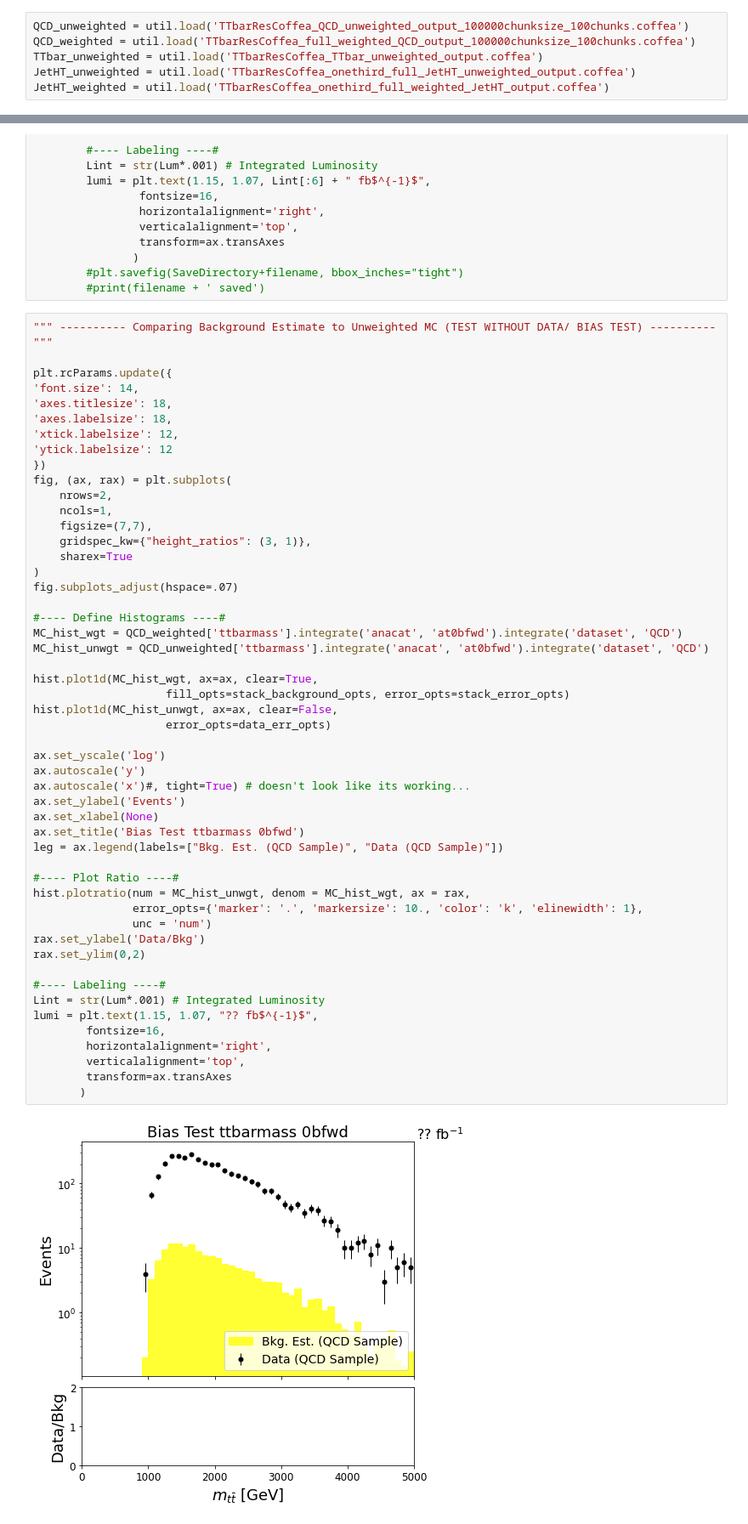
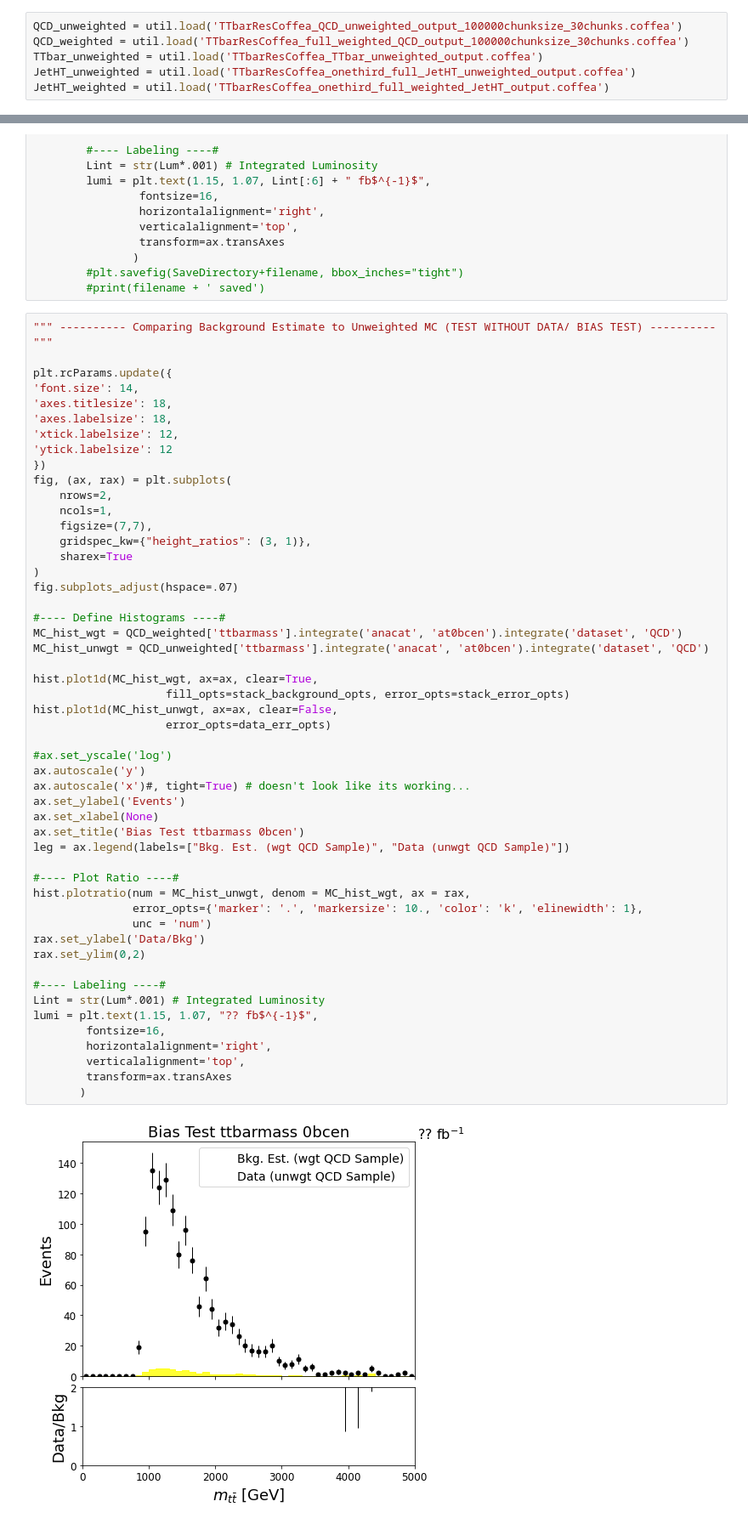
Before and after one commit to atpathak/TTbarAllHadUproot, a Jupyter notebook: TTbarResCoffeaAnalysis.ipynb, the cells around one changed output, grey strips where cells are left out. Shown at 85% size. Saved outputs shown, nothing was run; the diff lists cells and outputs as text.

```diff
--- a/TTbarResCoffeaAnalysis.ipynb
+++ b/TTbarResCoffeaAnalysis.ipynb
@@ -12,8 +12,8 @@ import glob as glob
 import itertools
 import pandas as pd
 # %%
-QCD_unweighted = util.load('TTbarResCoffea_QCD_unweighted_output_100000chunksize_100chunks.coffea')
-QCD_weighted = util.load('TTbarResCoffea_full_weighted_QCD_output_100000chunksize_100chunks.coffea')
+QCD_unweighted = util.load('TTbarResCoffea_QCD_unweighted_output_100000chunksize_30chunks.coffea')
+QCD_weighted = util.load('TTbarResCoffea_full_weighted_QCD_output_100000chunksize_30chunks.coffea')
 TTbar_unweighted = util.load('TTbarResCoffea_TTbar_unweighted_output.coffea')
 JetHT_unweighted = util.load('TTbarResCoffea_onethird_full_JetHT_unweighted_output.coffea')
 JetHT_weighted = util.load('TTbarResCoffea_onethird_full_weighted_JetHT_output.coffea')
@@ -278,39 +278,39 @@ fig, (ax, rax) = plt.subplots(
 fig.subplots_adjust(hspace=.07)
 
 #---- Define Histograms ----#
-MC_hist_wgt = QCD_weighted['ttbarmass'].integrate('anacat', 'at0bfwd').integrate('dataset', 'QCD')
-MC_hist_unwgt = QCD_unweighted['ttbarmass'].integrate('anacat', 'at0bfwd').integrate('dataset', 'QCD')
+MC_hist_wgt = QCD_weighted['ttbarmass'].integrate('anacat', 'at0bcen').integrate('dataset', 'QCD')
+MC_hist_unwgt = QCD_unweighted['ttbarmass'].integrate('anacat', 'at0bcen').integrate('dataset', 'QCD')
 
 hist.plot1d(MC_hist_wgt, ax=ax, clear=True,
                     fill_opts=stack_background_opts, error_opts=stack_error_opts)
 hist.plot1d(MC_hist_unwgt, ax=ax, clear=False,
                     error_opts=data_err_opts)
 
-ax.set_yscale('log')
+#ax.set_yscale('log')
 ax.autoscale('y')
 ax.autoscale('x')#, tight=True) # doesn't look like its working...
 ax.set_ylabel('Events')
 ax.set_xlabel(None)
-ax.set_title('Bias Test ttbarmass 0bfwd')
-leg = ax.legend(labels=["Bkg. Est. (QCD Sample)", "Data (QCD Sample)"])
+ax.set_title('Bias Test ttbarmass 0bcen')
+leg = ax.legend(labels=["Bkg. Est. (wgt QCD Sample)", "Data (unwgt QCD Sample)"])
 
 #---- Plot Ratio ----#
 hist.plotratio(num = MC_hist_unwgt, denom = MC_hist_wgt, ax = rax,
                error_opts={'marker': '.', 'markersize': 10., 'color': 'k', 'elinewidth': 1},
                unc = 'num')
 rax.set_ylabel('Data/Bkg')
 rax.set_ylim(0,2)
 
 #---- Labeling ----#
 Lint = str(Lum*.001) # Integrated Luminosity
 lumi = plt.text(1.15, 1.07, "?? fb$^{-1}$",
         fontsize=16,
         horizontalalignment='right',
         verticalalignment='top',
         transform=ax.transAxes
        )
 # %% [output]
-[figure, old version]
+[figure, new version]
 # %%
 lut_file = maindirectory + '/LookupTables/mistag_QCD_at0bcen.csv'
 df = pd.read_csv(lut_file)
```
Also changed, not shown: parts of 8 cells of this notebook, 18 other files.
